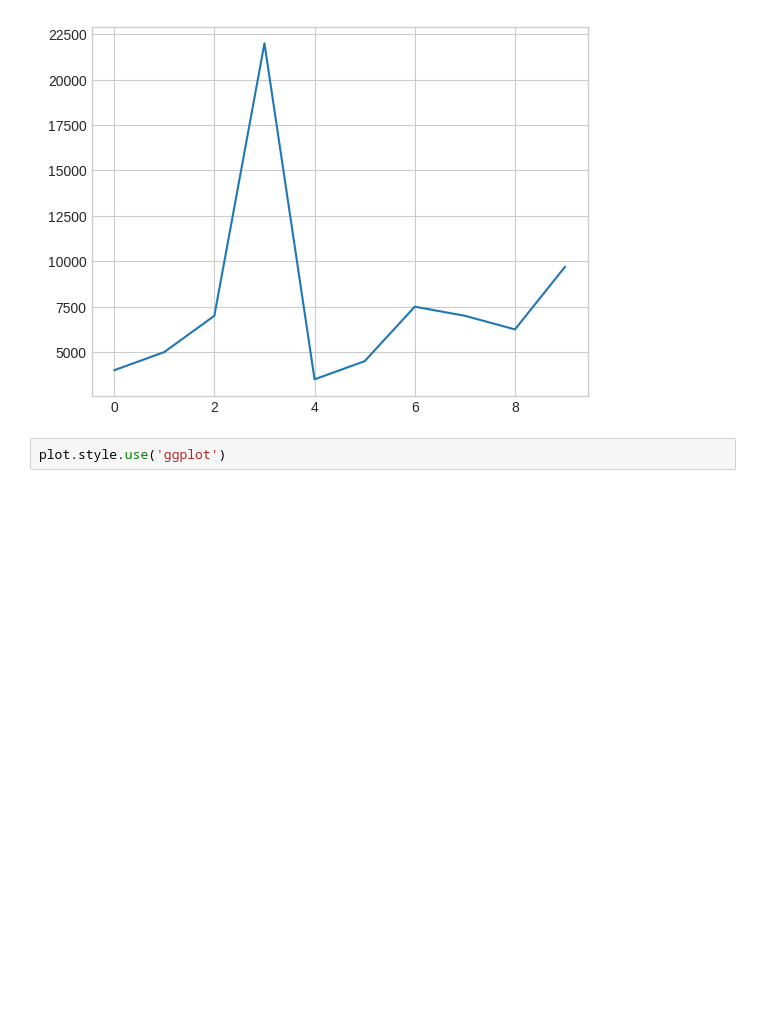
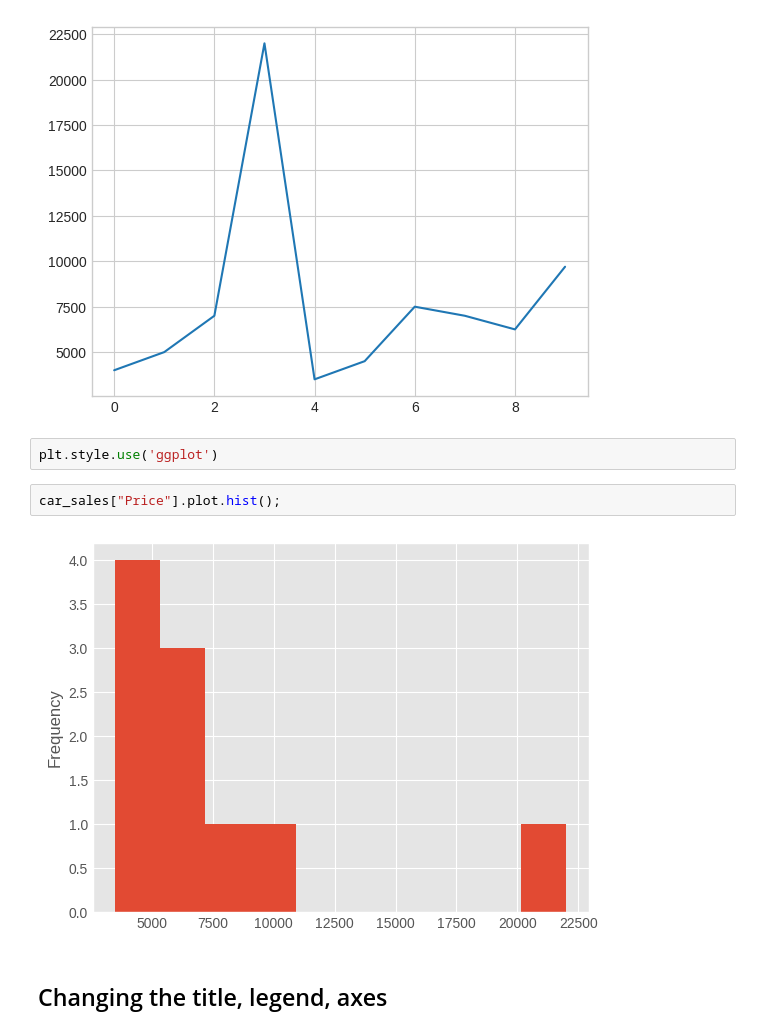
Before and after one commit to abdelaziz-lounes/simple_project, a Jupyter notebook: introduction to matplotLib.ipynb, the cells around one changed output. Saved outputs shown, nothing was run; the diff lists cells and outputs as text; blank space fills up the shorter version.

```diff
--- a/introduction to matplotLib.ipynb
+++ b/introduction to matplotLib.ipynb
@@ -710,4 +710,11 @@ car_sales["Price"].plot()
 <Axes: >
 [figure]
 # %%
-plot.style.use('ggplot')
+plt.style.use('ggplot')
+# %%
+car_sales["Price"].plot.hist();
+# %% [output]
+[figure, added]
+# %% [markdown]
+
+## Changing the title, legend, axes
```
Also changed, not shown: parts of 10 cells of this notebook.
